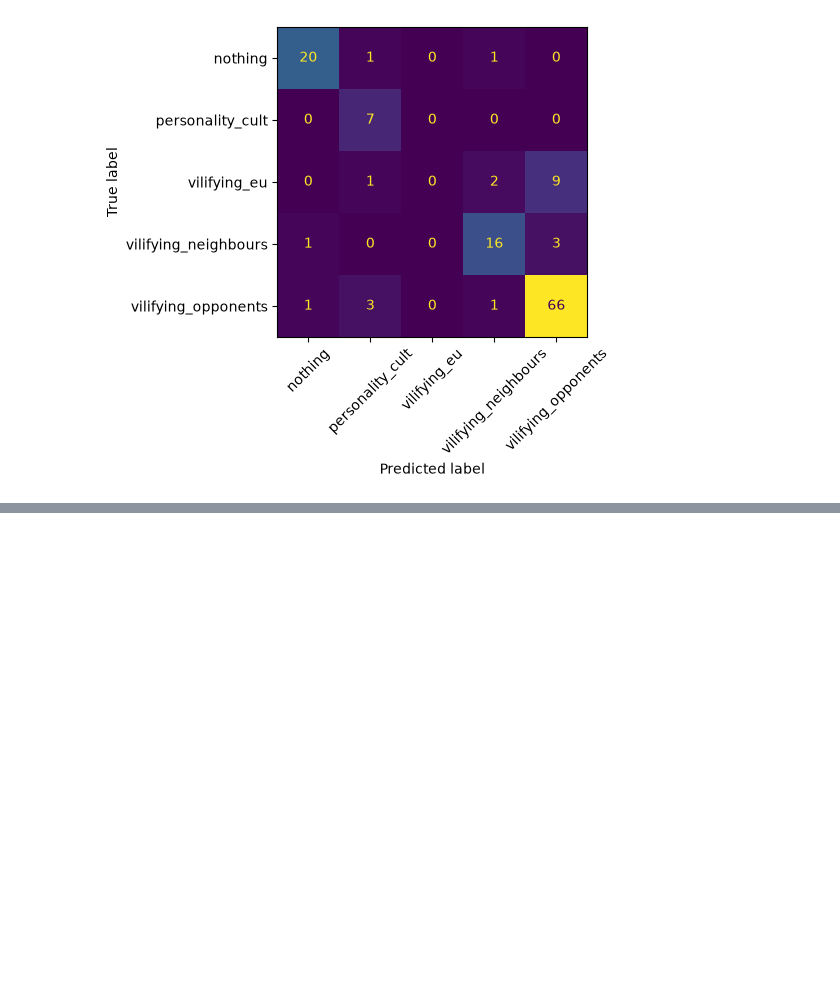
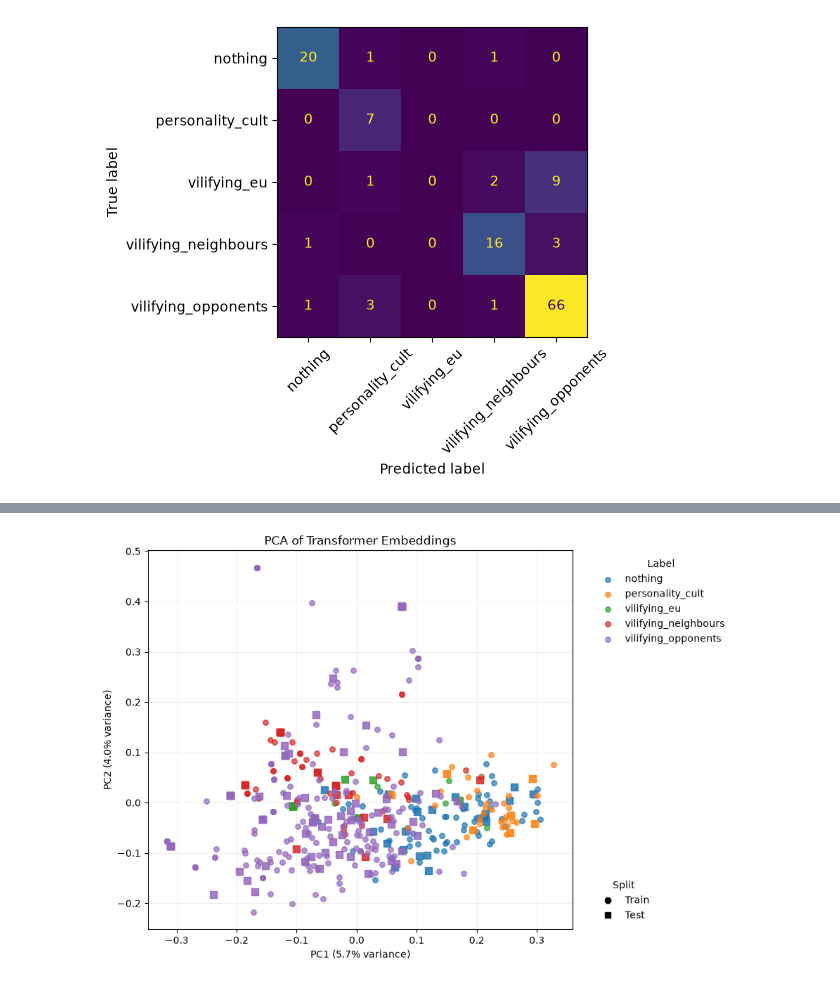
Before and after one commit to jtakalai/propaganda-radar, a Jupyter notebook: regression/transformer.ipynb, the cells around one changed output, grey strips where cells are left out. Cells and saved outputs as stored; diff of their text form; code cells hidden in the pictures; blank space fills up the shorter version.

```diff
--- a/regression/transformer.ipynb
+++ b/regression/transformer.ipynb
@@ -97,0 +118,70 @@ plt.show()
+# %%
+import numpy as np
+import matplotlib.pyplot as plt
+from matplotlib.lines import Line2D
+from sklearn.decomposition import PCA
+
+all_embeddings = np.concatenate([X_train, X_test])
+pca = PCA(n_components=2)
+all_projection = pca.fit_transform(all_embeddings)
+train_projection = all_projection[:len(X_train)]
+test_projection = all_projection[len(X_train):]
+
+train_labels = train["label"].to_numpy()
+test_labels = test["label"].to_numpy()
+colors = plt.get_cmap("tab10")
+figure = plt.figure(figsize=(12, 7))
+grid = figure.add_gridspec(1, 2, width_ratios=[4, 2], wspace=0.05)
+axis = figure.add_subplot(grid[0, 0])
+legend_axis = figure.add_subplot(grid[0, 1])
+legend_axis.set_axis_off()
+
+for index, label in enumerate(labels):
+    color = colors(index % 10)
+    train_mask = train_labels == label
+    test_mask = test_labels == label
+    axis.scatter(
+        train_projection[train_mask, 0],
+        train_projection[train_mask, 1],
+        color=color,
+        alpha=0.7,
+        s=30,
+        marker="o",
+        label=label,
+    )
+    axis.scatter(
+        test_projection[test_mask, 0],
+        test_projection[test_mask, 1],
+        color=color,
+        alpha=0.85,
+        s=42,
+        marker="s",
+        label="_nolegend_",
+    )
+
+variance = pca.explained_variance_ratio_ * 100
+axis.set_xlabel(f"PC1 ({variance[0]:.1f}% variance)")
+axis.set_ylabel(f"PC2 ({variance[1]:.1f}% variance)")
+axis.set_title("PCA of Transformer Embeddings")
+axis.grid(alpha=0.2)
+class_handles, class_labels = axis.get_legend_handles_labels()
+class_legend = legend_axis.legend(
+    class_handles,
+    class_labels,
+    title="Label",
+    loc="upper left",
+    frameon=False,
+)
+legend_axis.add_artist(class_legend)
+legend_axis.legend(
+    handles=[
+        Line2D([], [], color="black", marker="o", linestyle="None", label="Train"),
+        Line2D([], [], color="black", marker="s", linestyle="None", label="Test"),
+    ],
+    title="Split",
+    loc="lower left",
+    frameon=False,
+)
+plt.show()
+# %% [output]
+[figure, added]
```
Also changed, not shown: parts of 2 cells of this notebook, 1 other file.
